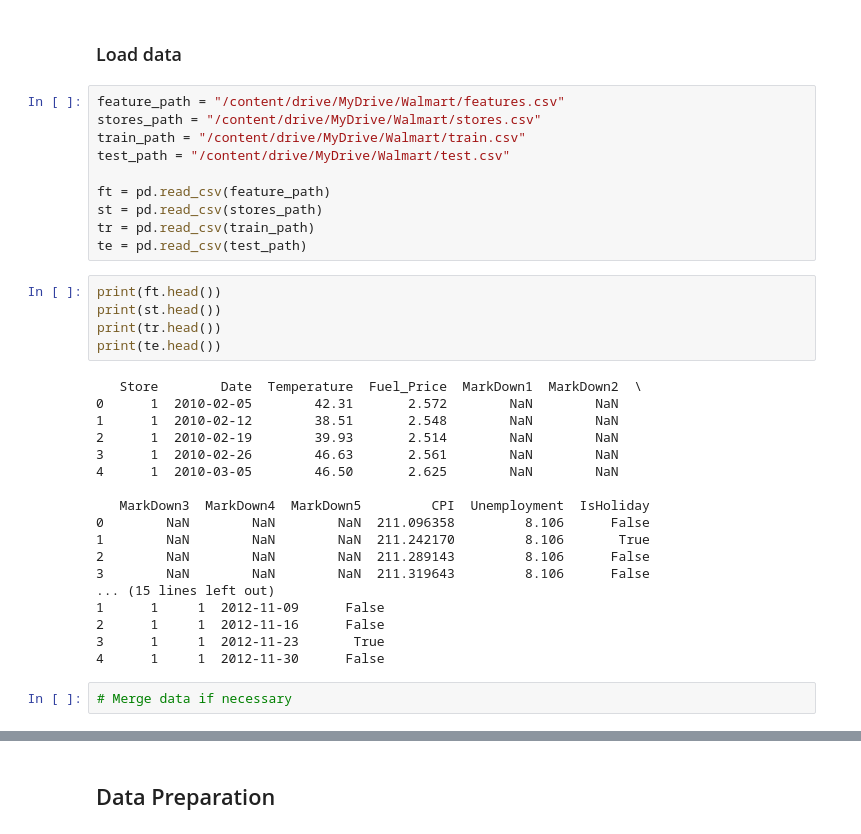
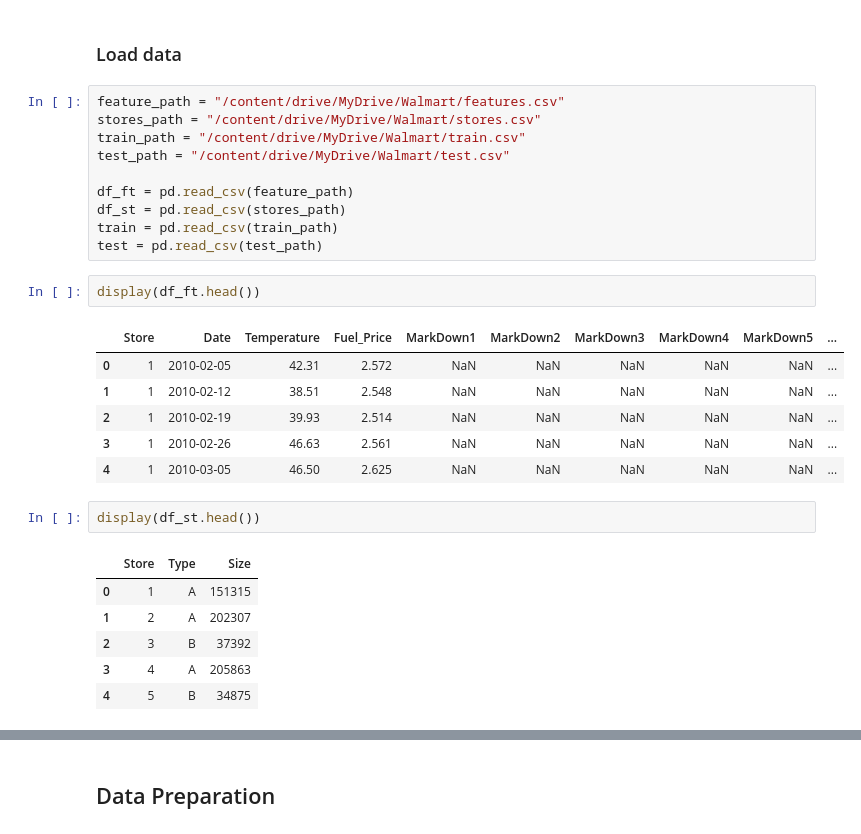
Before and after one commit to jangInw007/A4-Data-Analytics-and-Modeling, a Jupyter notebook: Group_A4_Data_Analytics_and_Modeling.ipynb, the cells around one changed output, grey strips where cells are left out. Cells and saved outputs as stored; diff of their text form.

```diff
--- a/Group_A4_Data_Analytics_and_Modeling.ipynb
+++ b/Group_A4_Data_Analytics_and_Modeling.ipynb
@@ -96,32 +96,25 @@ stores_path = "/content/drive/MyDrive/Walmart/stores.csv"
 train_path = "/content/drive/MyDrive/Walmart/train.csv"
 test_path = "/content/drive/MyDrive/Walmart/test.csv"
 
-ft = pd.read_csv(feature_path)
-st = pd.read_csv(stores_path)
-tr = pd.read_csv(train_path)
-te = pd.read_csv(test_path)
+df_ft = pd.read_csv(feature_path)
+df_st = pd.read_csv(stores_path)
+train = pd.read_csv(train_path)
+test = pd.read_csv(test_path)
-# %%
-print(ft.head())
-print(st.head())
-print(tr.head())
-print(te.head())
-# %% [output]
-   Store        Date  Temperature  Fuel_Price  MarkDown1  MarkDown2  \
-0      1  2010-02-05        42.31       2.572        NaN        NaN
-1      1  2010-02-12        38.51       2.548        NaN        NaN
-2      1  2010-02-19        39.93       2.514        NaN        NaN
-3      1  2010-02-26        46.63       2.561        NaN        NaN
-4      1  2010-03-05        46.50       2.625        NaN        NaN
-
-   MarkDown3  MarkDown4  MarkDown5         CPI  Unemployment  IsHoliday
-0        NaN        NaN        NaN  211.096358         8.106      False
-1        NaN        NaN        NaN  211.242170         8.106       True
-2        NaN        NaN        NaN  211.289143         8.106      False
-3        NaN        NaN        NaN  211.319643         8.106      False
-... (15 lines left out)
-1      1     1  2012-11-09      False
-2      1     1  2012-11-16      False
-3      1     1  2012-11-23       True
-4      1     1  2012-11-30      False
-# %%
-# Merge data if necessary
+# %%
+display(df_ft.head())
+# %% [output]
+|  | Store | Date | Temperature | Fuel_Price | MarkDown1 | MarkDown2 | MarkDown3 | MarkDown4 | MarkDown5 | ... |
+| 0 | 1 | 2010-02-05 | 42.31 | 2.572 | NaN | NaN | NaN | NaN | NaN | ... |
+| 1 | 1 | 2010-02-12 | 38.51 | 2.548 | NaN | NaN | NaN | NaN | NaN | ... |
+| 2 | 1 | 2010-02-19 | 39.93 | 2.514 | NaN | NaN | NaN | NaN | NaN | ... |
+| 3 | 1 | 2010-02-26 | 46.63 | 2.561 | NaN | NaN | NaN | NaN | NaN | ... |
+| 4 | 1 | 2010-03-05 | 46.50 | 2.625 | NaN | NaN | NaN | NaN | NaN | ... |
+# %%
+display(df_st.head())
+# %% [output]
+|  | Store | Type | Size |
+| 0 | 1 | A | 151315 |
+| 1 | 2 | A | 202307 |
+| 2 | 3 | B | 37392 |
+| 3 | 4 | A | 205863 |
+| 4 | 5 | B | 34875 |
```
Also changed, not shown: parts of 25 cells of this notebook.
